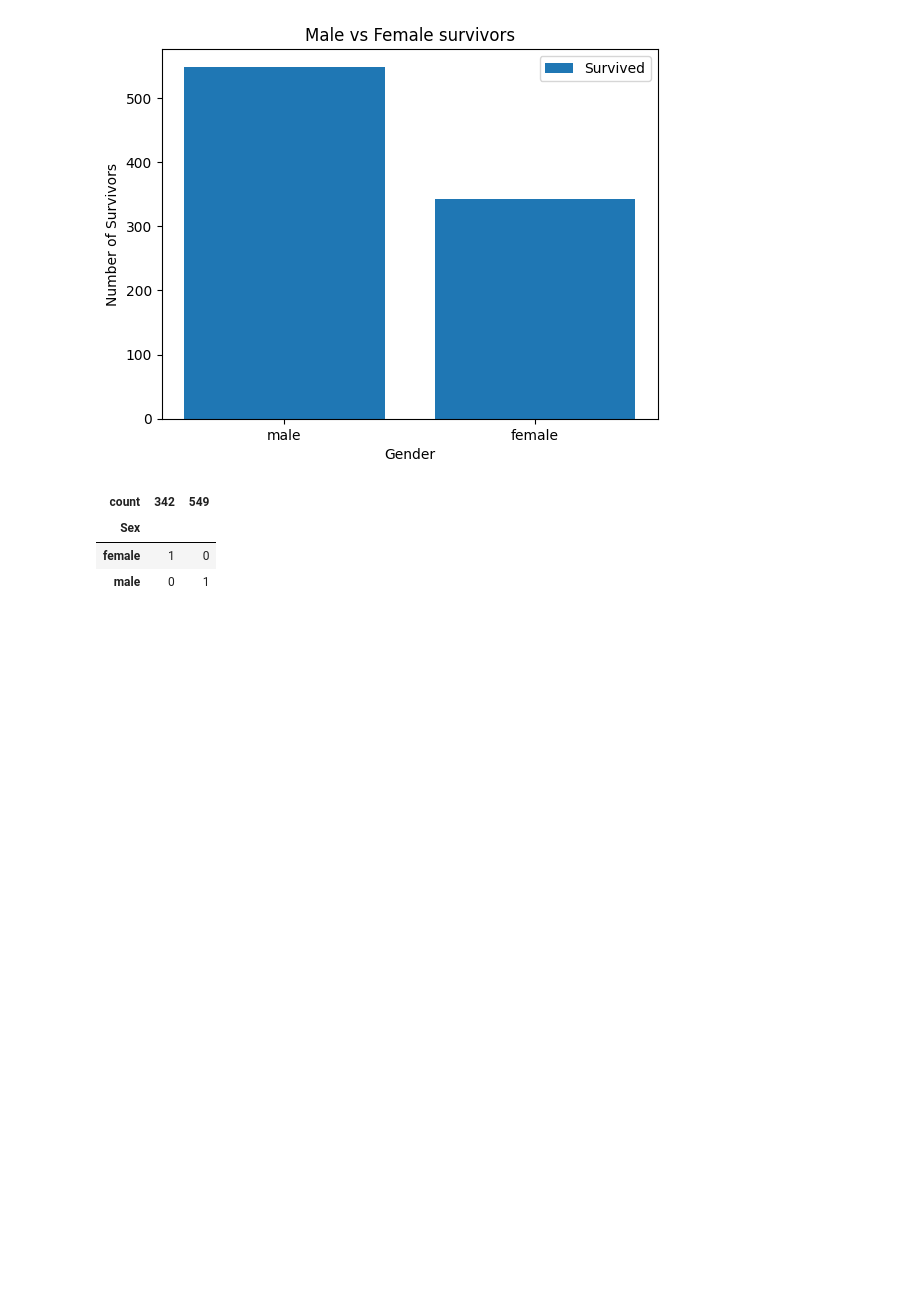
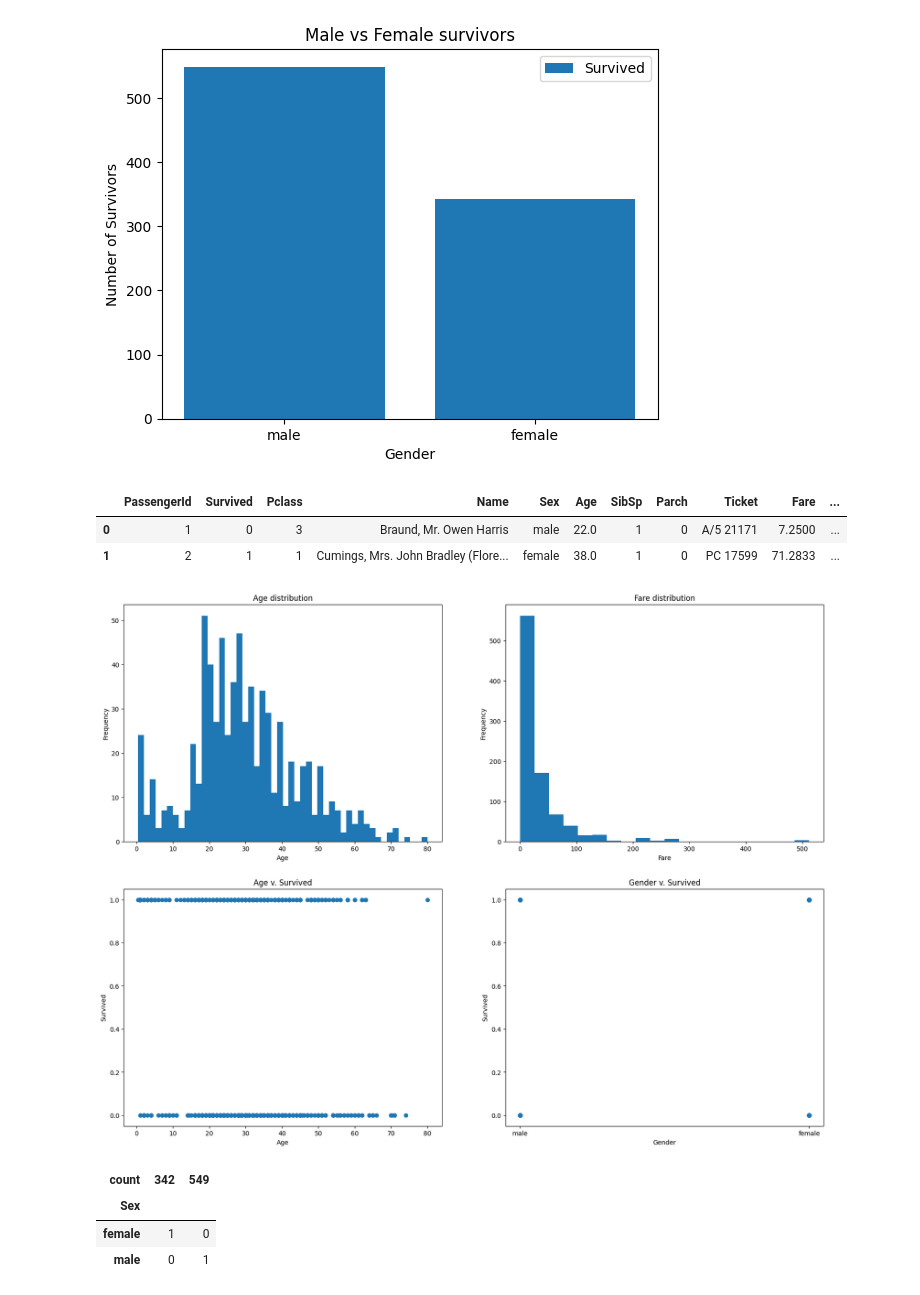
Before and after one commit to PrinssAlex/Predictive-Model-Titanic-Survival, a Jupyter notebook: workspace.ipynb, the cells around one changed output. Saved outputs shown, nothing was run; the diff lists cells and outputs as text; code cells hidden in the pictures; blank space fills up the shorter version.

```diff
--- a/workspace.ipynb
+++ b/workspace.ipynb
@@ -158,6 +158,37 @@ ax.set(xlabel='Gender',
 ax.legend();
 # %% [output]
 [figure]
+# %%
+df.head(2)
+# %% [output]
+|  | PassengerId | Survived | Pclass | Name | Sex | Age | SibSp | Parch | Ticket | Fare | ... |
+| 0 | 1 | 0 | 3 | Braund, Mr. Owen Harris | male | 22.0 | 1 | 0 | A/5 21171 | 7.2500 | ... |
+| 1 | 2 | 1 | 1 | Cumings, Mrs. John Bradley (Flore... | female | 38.0 | 1 | 0 | PC 17599 | 71.2833 | ... |
+# %%
+# age distribution, fare distribution, scatter plot between age and survival, gender and survival
+fig, ((ax1, ax2), (ax3, ax4)) = plt.subplots(nrows=2, ncols=2, figsize=(20,15))
+ax1.hist(df.Age, bins=50)
+ax2.hist(df.Fare, bins=20)
+ax3.scatter(df.Age, df.Survived)
+ax4.scatter(df.Sex, df.Survived)
+
+ax1.set(title='Age distribution',
+        xlabel='Age',
+        ylabel='Frequency')
+
+ax2.set(title='Fare distribution',
+        xlabel='Fare',
+        ylabel='Frequency')
+
+ax3.set(title='Age v. Survived',
+        xlabel='Age',
+        ylabel='Survived')
+
+ax4.set(title='Gender v. Survived',
+        xlabel='Gender',
+        ylabel='Survived');
+# %% [output]
+[figure, added]
 # %%
 pd.crosstab(df.Sex, df.Survived.value_counts())
 # %% [output]
```
Also changed, not shown: parts of 24 cells of this notebook.
